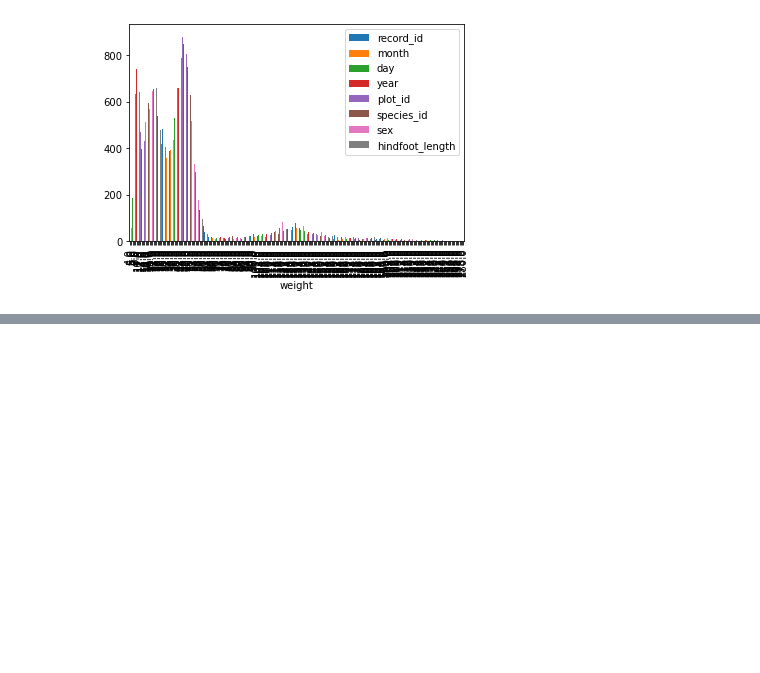
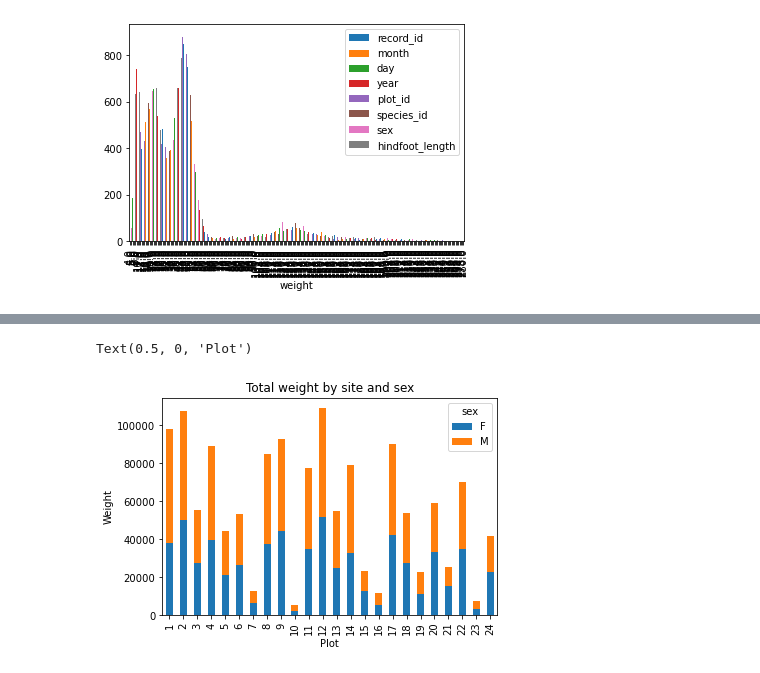
Before and after one commit to BryanAbuchery/LearningPython3, a Jupyter notebook: Bryan.ipynb, the cells around one changed output, grey strips where cells are left out. Drawn from its saved outputs; the diff is of its cells as text; code cells hidden in the pictures; blank space fills up the shorter version.

```diff
--- a/Bryan.ipynb
+++ b/Bryan.ipynb
@@ -77,0 +88,10 @@ weight_count.plot(kind="bar")
+# %%
+by_site_sex = surveys_df.groupby(['plot_id', 'sex'])
+site_sex_count = by_site_sex['weight'].sum()
+spc = site_sex_count.unstack()
+s_plot = spc.plot(kind='bar', stacked=True, title="Total weight by site and sex")
+s_plot.set_ylabel("Weight")
+s_plot.set_xlabel("Plot")
+# %% [output]
+Text(0.5, 0, 'Plot')
+[figure, added]
```
Also changed, not shown: parts of 60 cells of this notebook, 6 other files.
